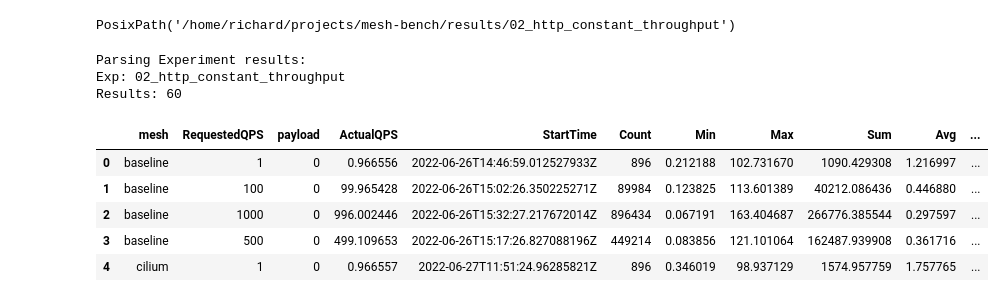
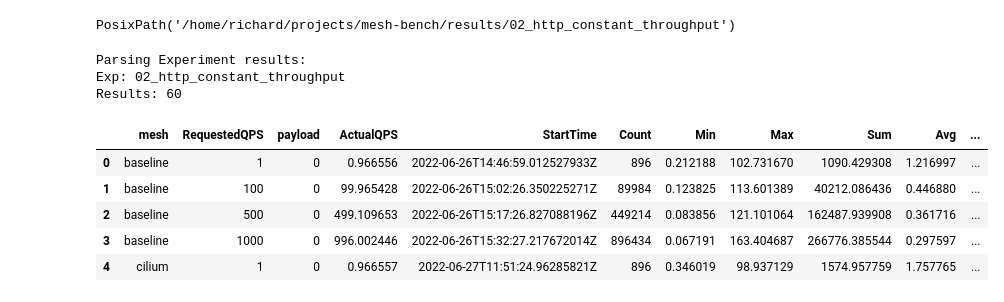
Before and after one commit to RichardBieringa/mesh-bench, a Jupyter notebook: viz/02_http_constant_throughput.ipynb, the cells around one changed output. Saved outputs shown, nothing was run; the diff lists cells and outputs as text; code cells hidden in the pictures.

```diff
--- a/viz/02_http_constant_throughput.ipynb
+++ b/viz/02_http_constant_throughput.ipynb
@@ -126,35 +126,37 @@ df = pd.DataFrame(series)
 
 # Re-order
 df = df[[
     "mesh",
     "RequestedQPS",
     "payload",
     "ActualQPS",
     "StartTime",
     "Count",
     "Min",
     "Max",
     "Sum",
     "Avg",
     "StdDev",
     "counts",
     "percentages",
     "categories",
     "bins",
 ]]
 
+df["RequestedQPS"] = pd.to_numeric(df["RequestedQPS"])
+
 # Sort
 df = df.sort_values(by=["mesh", "RequestedQPS", "payload"], ignore_index=True)
 df.head()
 # %% [output]
 Parsing Experiment results:
 Exp: 02_http_constant_throughput
 Results: 60
 |  | mesh | RequestedQPS | payload | ActualQPS | StartTime | Count | Min | Max | Sum | Avg | ... |
 | 0 | baseline | 1 | 0 | 0.966556 | 2022-06-26T14:46:59.012527933Z | 896 | 0.212188 | 102.731670 | 1090.429308 | 1.216997 | ... |
 | 1 | baseline | 100 | 0 | 99.965428 | 2022-06-26T15:02:26.350225271Z | 89984 | 0.123825 | 113.601389 | 40212.086436 | 0.446880 | ... |
-| 2 | baseline | 1000 | 0 | 996.002446 | 2022-06-26T15:32:27.217672014Z | 896434 | 0.067191 | 163.404687 | 266776.385544 | 0.297597 | ... |
-| 3 | baseline | 500 | 0 | 499.109653 | 2022-06-26T15:17:26.827088196Z | 449214 | 0.083856 | 121.101064 | 162487.939908 | 0.361716 | ... |
+| 2 | baseline | 500 | 0 | 499.109653 | 2022-06-26T15:17:26.827088196Z | 449214 | 0.083856 | 121.101064 | 162487.939908 | 0.361716 | ... |
+| 3 | baseline | 1000 | 0 | 996.002446 | 2022-06-26T15:32:27.217672014Z | 896434 | 0.067191 | 163.404687 | 266776.385544 | 0.297597 | ... |
 | 4 | cilium | 1 | 0 | 0.966557 | 2022-06-27T11:51:24.96285821Z | 896 | 0.346019 | 98.937129 | 1574.957759 | 1.757765 | ... |
 # %%
 """
```
Also changed, not shown: parts of 11 cells of this notebook, 3 other files.
